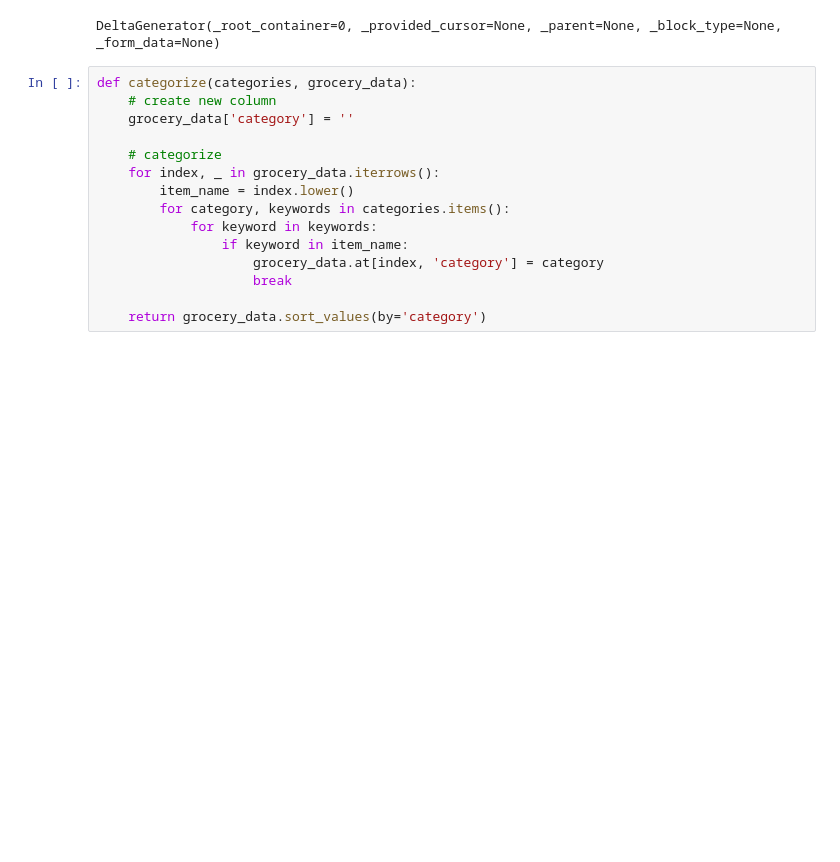
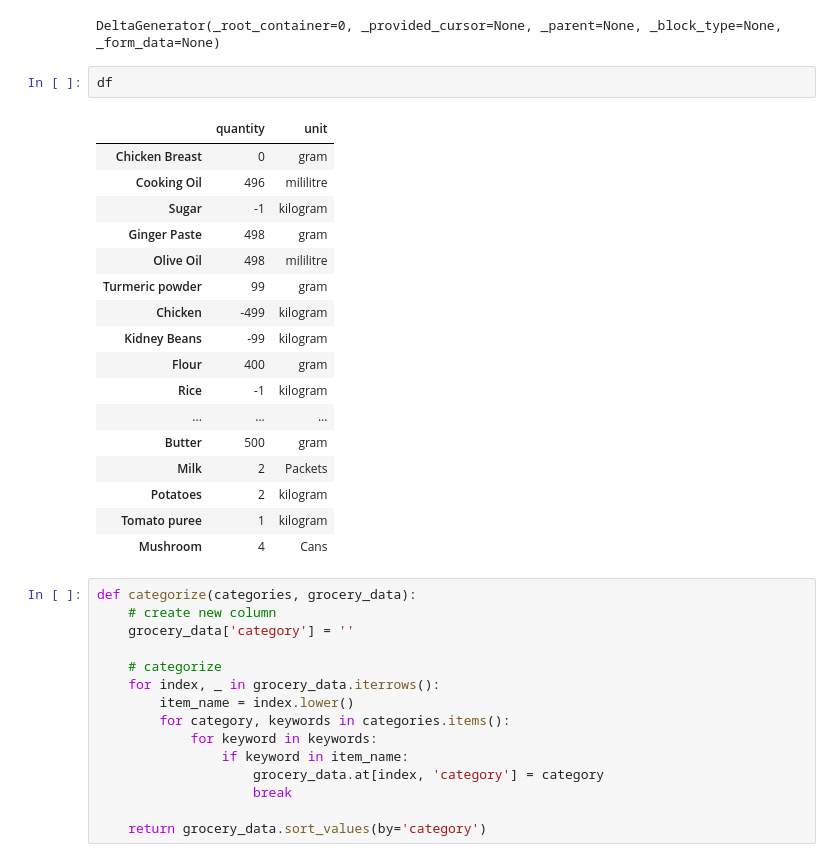
Before and after one commit to jistiak/aika, a Jupyter notebook: pages/Whats_in_my_kitchen.ipynb, the cells around one changed output. Drawn from its saved outputs; the diff is of its cells as text; blank space fills up the shorter version.

```diff
--- a/pages/Whats_in_my_kitchen.ipynb
+++ b/pages/Whats_in_my_kitchen.ipynb
@@ -103,6 +103,26 @@ for key, value in data.items():
 st.dataframe(df)
 # %% [output]
 DeltaGenerator(_root_container=0, _provided_cursor=None, _parent=None, _block_type=None, _form_data=None)
+# %%
+df
+# %% [output]
+|  | quantity | unit |
+| Chicken Breast | 0 | gram |
+| Cooking Oil | 496 | mililitre |
+| Sugar | -1 | kilogram |
+| Ginger Paste | 498 | gram |
+| Olive Oil | 498 | mililitre |
+| Turmeric powder | 99 | gram |
+| Chicken | -499 | kilogram |
+| Kidney Beans | -99 | kilogram |
+| Flour | 400 | gram |
+| Rice | -1 | kilogram |
+| ... | ... | ... |
+| Butter | 500 | gram |
+| Milk | 2 | Packets |
+| Potatoes | 2 | kilogram |
+| Tomato puree | 1 | kilogram |
+| Mushroom | 4 | Cans |
 # %%
 def categorize(categories, grocery_data):
     # create new column
```
Also changed, not shown: parts of 7 cells of this notebook, 1 other file.
